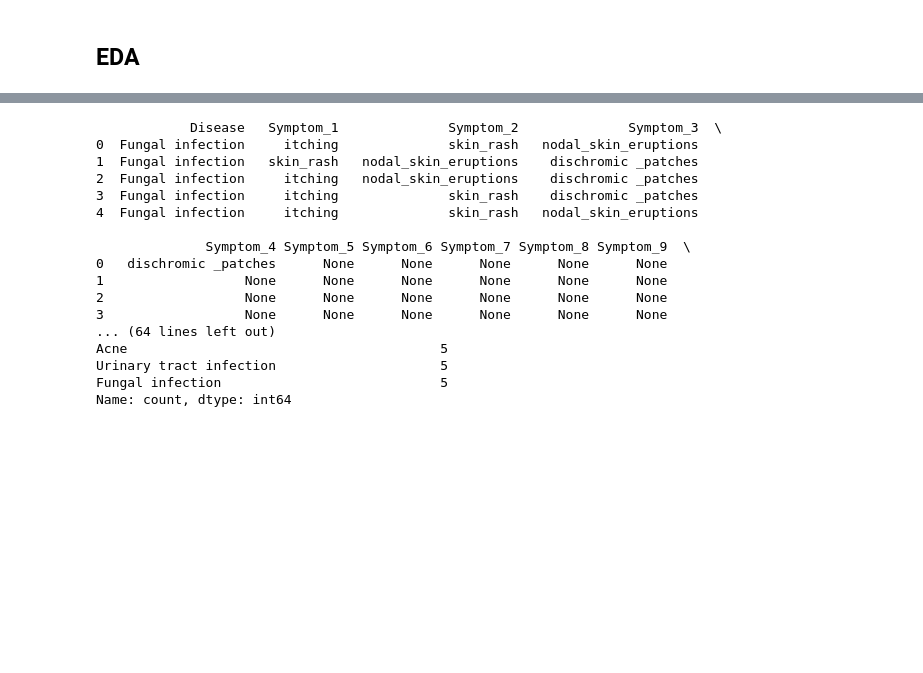
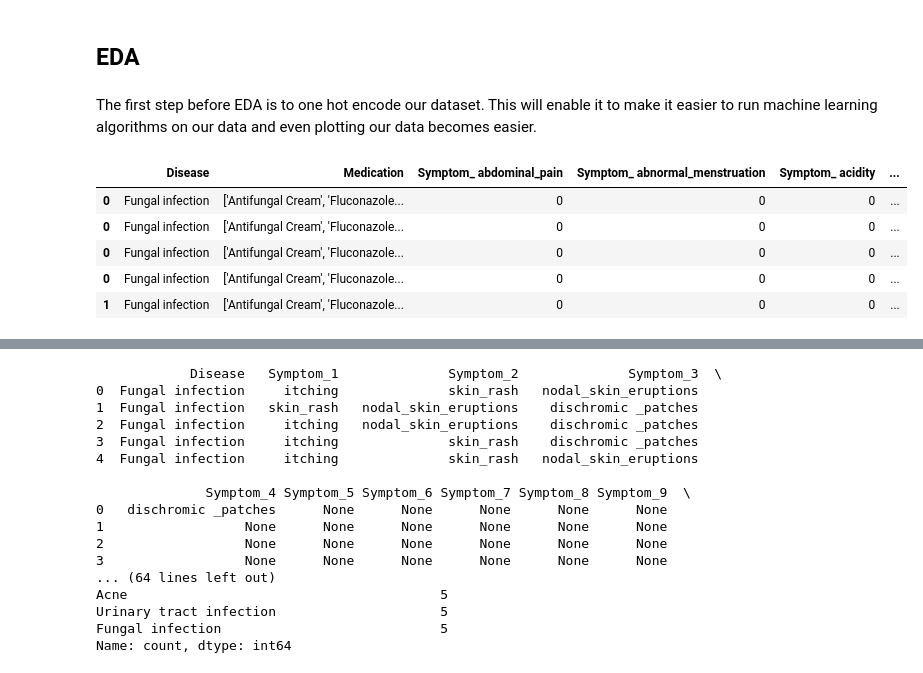
Before and after one commit to William-Itotia/Medicine-Recommendation-system, a Jupyter notebook: Untitled-1.ipynb, the cells around one changed output, grey strips where cells are left out. Saved outputs shown, nothing was run; the diff lists cells and outputs as text; code cells hidden in the pictures; blank space fills up the shorter version.

```diff
--- a/Untitled-1.ipynb
+++ b/Untitled-1.ipynb
@@ -243,2 +273,30 @@ The medication dataset contains two columns one containing disease/prognosis and
 # %% [markdown]
 ## EDA
+# %% [markdown]
+The first step before EDA is to one hot encode our dataset. This will enable it to make it easier to run machine learning algorithms on our data and even plotting our data becomes easier.
+# %%
+
+# Explode the 'Symptoms' column to split the list into individual rows
+df_exploded = combined_dataset.explode('Symptoms')
+
+# One-hot encode the 'Symptoms' column
+symptoms_onehot = pd.get_dummies(df_exploded['Symptoms'], prefix='Symptom')
+
+# Concatenate the one-hot encoded columns back to the original dataframe
+df_encoded = pd.concat([df_exploded, symptoms_onehot], axis=1)
+
+# Drop the original 'Symptoms' column as it's now encoded
+df_encoded = df_encoded.drop(columns=['Symptoms'])
+
+df_final = df_encoded
+# Convert any non-zero values to 1 to ensure binary format
+df_final[symptoms_onehot.columns] = df_final[symptoms_onehot.columns].applymap(lambda x: 1 if x > 0 else 0)
+
+df_final.head()
+# %% [output]
+|  | Disease | Medication | Symptom_ abdominal_pain | Symptom_ abnormal_menstruation | Symptom_ acidity | ... |
+| 0 | Fungal infection | ['Antifungal Cream', 'Fluconazole... | 0 | 0 | 0 | ... |
+| 0 | Fungal infection | ['Antifungal Cream', 'Fluconazole... | 0 | 0 | 0 | ... |
+| 0 | Fungal infection | ['Antifungal Cream', 'Fluconazole... | 0 | 0 | 0 | ... |
+| 0 | Fungal infection | ['Antifungal Cream', 'Fluconazole... | 0 | 0 | 0 | ... |
+| 1 | Fungal infection | ['Antifungal Cream', 'Fluconazole... | 0 | 0 | 0 | ... |
```
Also changed, not shown: parts of 8 cells of this notebook.
